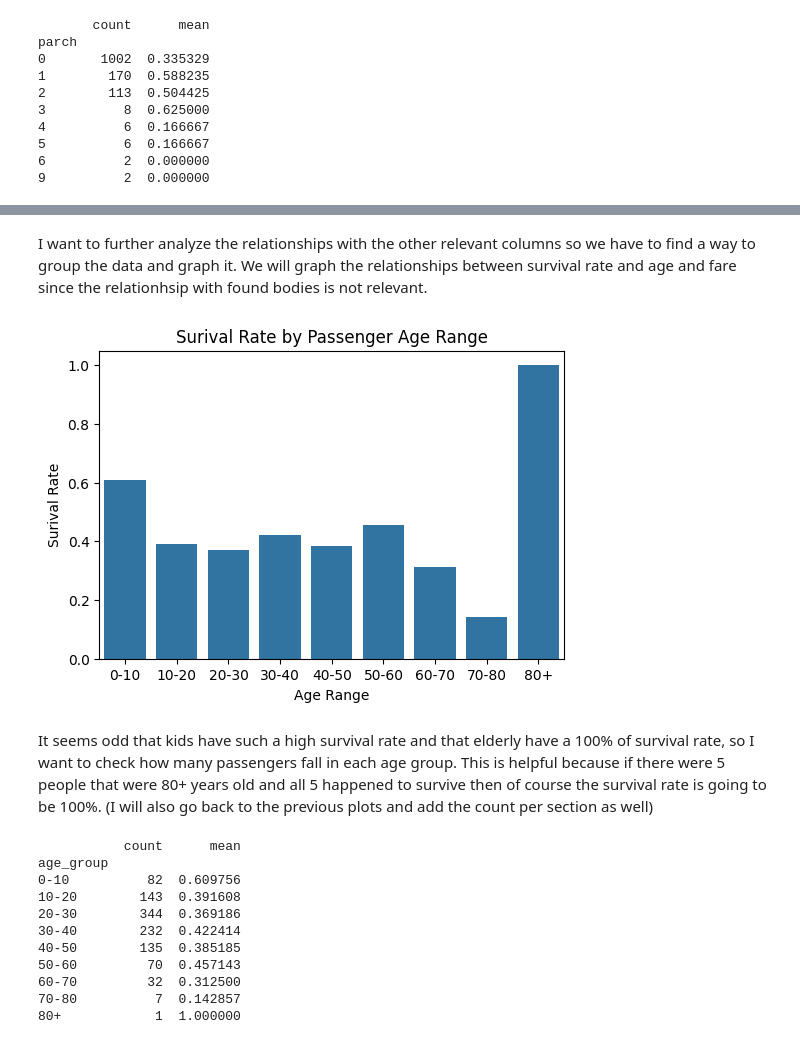
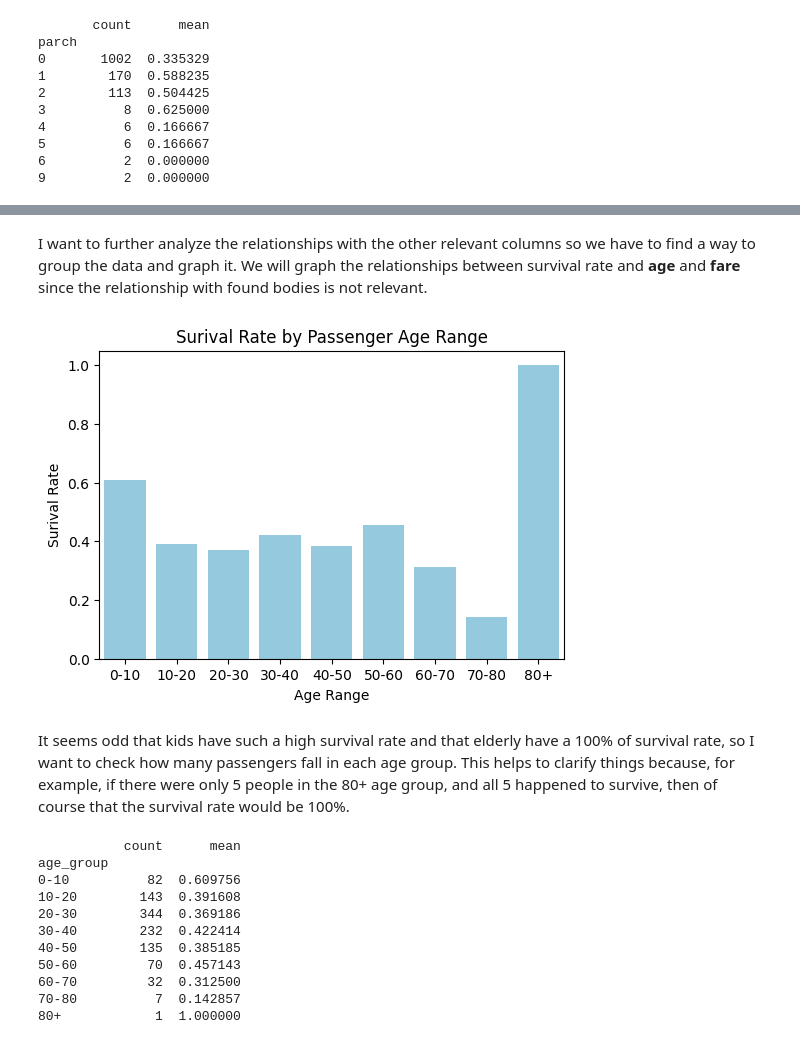
Before and after one commit to cayetana-h/ML-fundamentals-2025, a Jupyter notebook: first_assignment/assignment_1_cayetana_hinostroza.ipynb, the cells around one changed output, grey strips where cells are left out. Saved outputs shown, nothing was run; the diff lists cells and outputs as text; code cells hidden in the pictures.

```diff
--- a/first_assignment/assignment_1_cayetana_hinostroza.ipynb
+++ b/first_assignment/assignment_1_cayetana_hinostroza.ipynb
@@ -20,0 +41,8 @@ df = pd.read_excel("titanic3.xlsx")
+# %%
+"""When I did this task I ran into some issues dowloading the dataset.
+After a few minutes I realized that the newest version of xlrd was no
+longer compatible with .xls files so I decided to change the format of
+the file to .xlsx to load it. I decided to do since I was struggling to
+download an old version of xlrd. """
+
+df = pd.read_excel("titanic.xlsx")
@@ -157,23 +262,23 @@ This goes hand in hand with the relationship with the number of parents/children
 # %% [markdown]
-I want to further analyze the relationships with the other relevant columns so we have to find a way to group the data and graph it. We will graph the relationships between survival rate and age and fare since the relationhsip with found bodies is not relevant.
+I want to further analyze the relationships with the other relevant columns so we have to find a way to group the data and graph it. We will graph the relationships between survival rate and **age** and **fare** since the relationship with found bodies is not relevant.
 # %%
 age_bins = [0, 10, 20, 30, 40, 50, 60, 70, 80, df['age'].max() + 1]
 age_ranges = ['0-10', '10-20', '20-30', '30-40', '40-50', '50-60', '60-70', '70-80', '80+']
 
 df_copy['age_group'] = pd.cut(df_copy['age'], bins=age_bins, labels=age_ranges, right=False)
 
-age_survival_rate = df_copy.groupby('age_group')['survived'].mean()
+age_survival_rate = df_copy.groupby('age_group', observed=False)['survived'].mean()
 
 plt.figure(figsize =(6,4))
-sns.barplot(x=age_survival_rate.index, y=age_survival_rate.values)
+sns.barplot(x=age_survival_rate.index, y=age_survival_rate.values, color='skyblue')
 
 plt.title("Surival Rate by Passenger Age Range")
 plt.xlabel("Age Range")
 plt.ylabel("Surival Rate")
 
 plt.show()
 # %% [output]
-[figure, old version]
+[figure, new version]
 # %% [markdown]
-It seems odd that kids have such a high survival rate and that elderly have a 100% of survival rate, so I want to check how many passengers fall in each age group. This is helpful because if there were 5 people that were 80+ years old and all 5 happened to survive then of course the survival rate is going to be 100%. (I will also go back to the previous plots and add the count per section as well)
+It seems odd that kids have such a high survival rate and that elderly have a 100% of survival rate, so I want to check how many passengers fall in each age group. This helps to clarify things because, for example, if there were only 5 people in the 80+ age group, and all 5 happened to survive, then of course that the survival rate would be 100%.
 # %%
```
Also changed, not shown: parts of 90 cells of this notebook, 2 other files.
